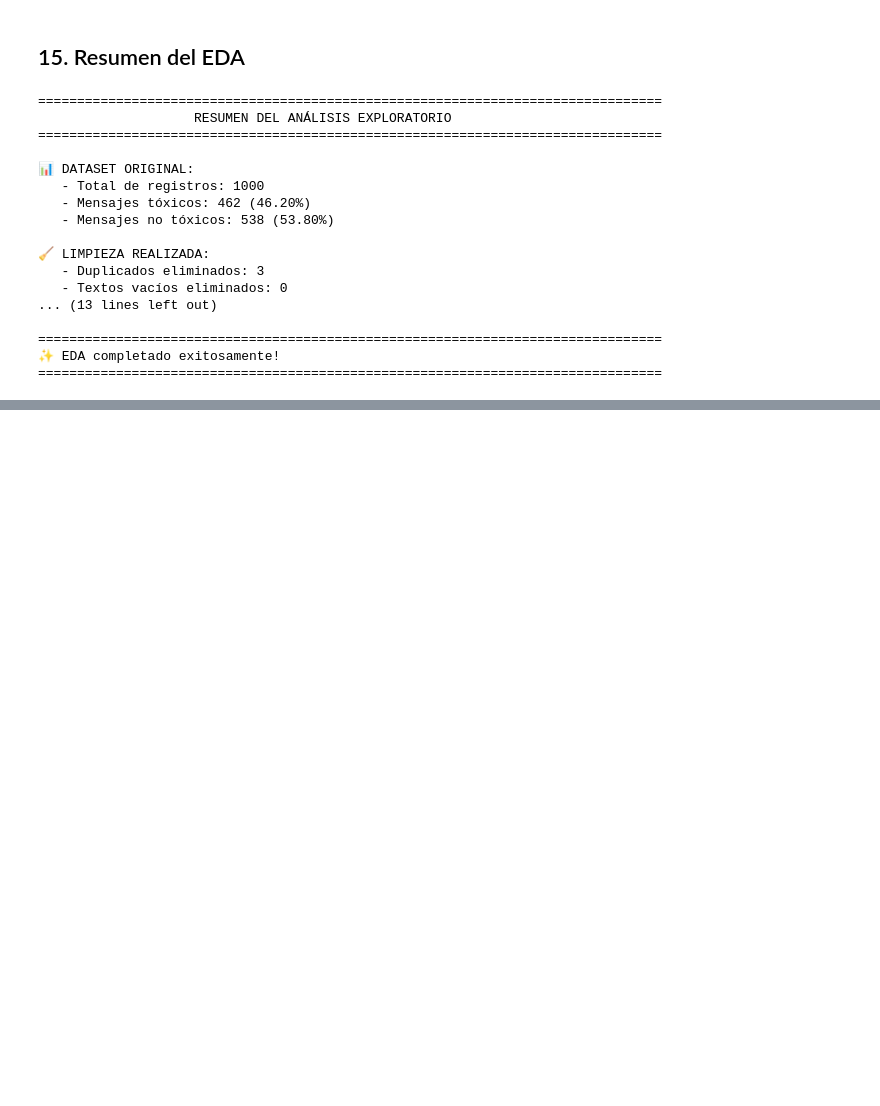
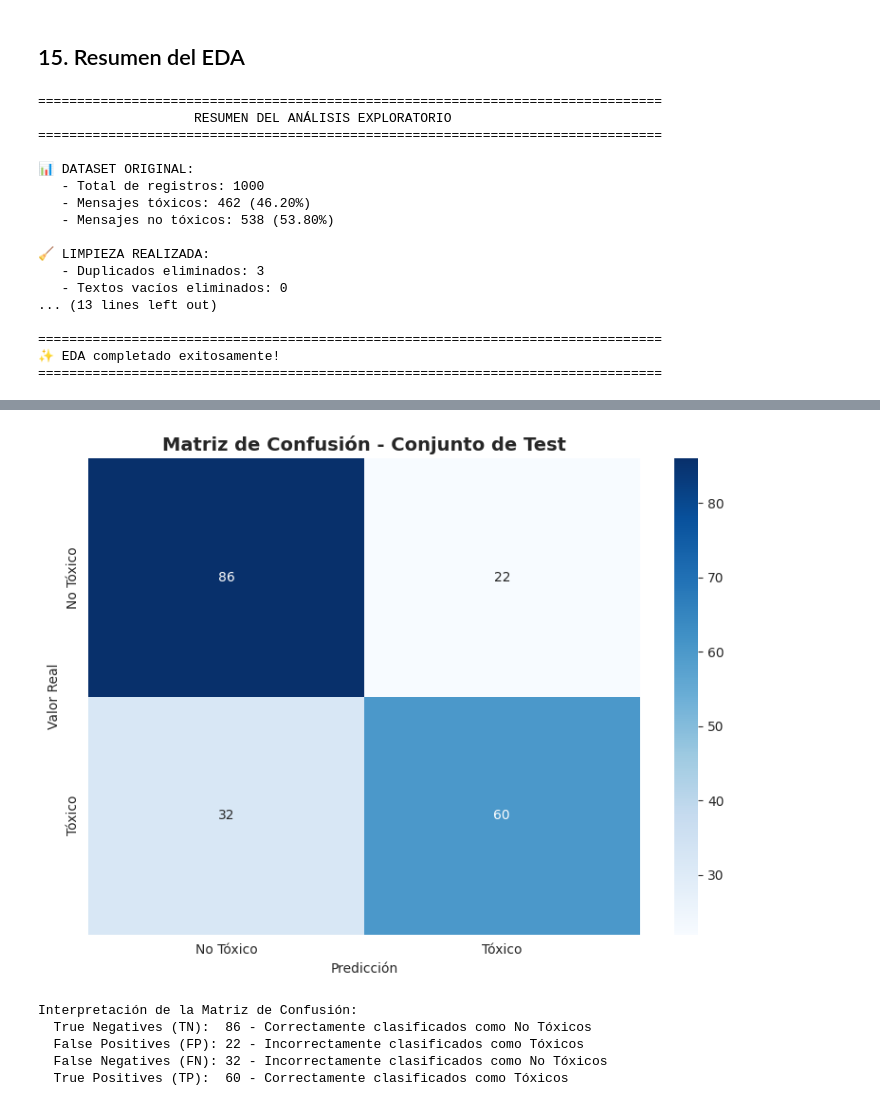
Before and after one commit to Bootcamp-IA-P5/proyecto10-grupo5, a Jupyter notebook: eda/eda.ipynb, the cells around one changed output, grey strips where cells are left out. Drawn from its saved outputs; the diff is of its cells as text; code cells hidden in the pictures; blank space fills up the shorter version.

```diff
--- a/eda/eda.ipynb
+++ b/eda/eda.ipynb
@@ -990,0 +1009,16 @@ print("="*80)
+# %%
+# Preparar X (textos) e y (etiqueta de toxicidad)
+X = df['Text'].values
+y = df['IsToxic'].values
+
+# Split train/test (80/20)
+X_train, X_test, y_train, y_test = train_test_split(
+    X, y, test_size=0.2, random_state=42, stratify=y
+)
+
+print(f"Dataset completo: {len(X)} muestras")
+print(f"Training set: {len(X_train)} muestras")
+print(f"Test set: {len(X_test)} muestras")
+print(f"\nDistribución en training:")
+print(f"  No tóxico: {sum(y_train == 0)} ({sum(y_train == 0)/len(y_train)*100:.1f}%)")
+print(f"  Tóxico: {sum(y_train == 1)} ({sum(y_train == 1)/len(y_train)*100:.1f}%)")
@@ -990,0 +1219,28 @@ print("="*80)
+# %%
+# Matriz de confusión
+import seaborn as sns
+
+cm = confusion_matrix(y_test, y_pred)
+
+plt.figure(figsize=(8, 6))
+sns.heatmap(cm, annot=True, fmt='d', cmap='Blues',
+            xticklabels=['No Tóxico', 'Tóxico'],
+            yticklabels=['No Tóxico', 'Tóxico'])
+plt.title('Matriz de Confusión - Conjunto de Test', fontsize=14, fontweight='bold')
+plt.ylabel('Valor Real')
+plt.xlabel('Predicción')
+plt.tight_layout()
+plt.show()
+
+print("\nInterpretación de la Matriz de Confusión:")
+print(f"  True Negatives (TN):  {cm[0,0]} - Correctamente clasificados como No Tóxicos")
+print(f"  False Positives (FP): {cm[0,1]} - Incorrectamente clasificados como Tóxicos")
+print(f"  False Negatives (FN): {cm[1,0]} - Incorrectamente clasificados como No Tóxicos")
+print(f"  True Positives (TP):  {cm[1,1]} - Correctamente clasificados como Tóxicos")
+# %% [output]
+[figure, added]
+Interpretación de la Matriz de Confusión:
+  True Negatives (TN):  86 - Correctamente clasificados como No Tóxicos
+  False Positives (FP): 22 - Incorrectamente clasificados como Tóxicos
+  False Negatives (FN): 32 - Incorrectamente clasificados como No Tóxicos
+  True Positives (TP):  60 - Correctamente clasificados como Tóxicos
```
Also changed, not shown: parts of 29 cells of this notebook.
